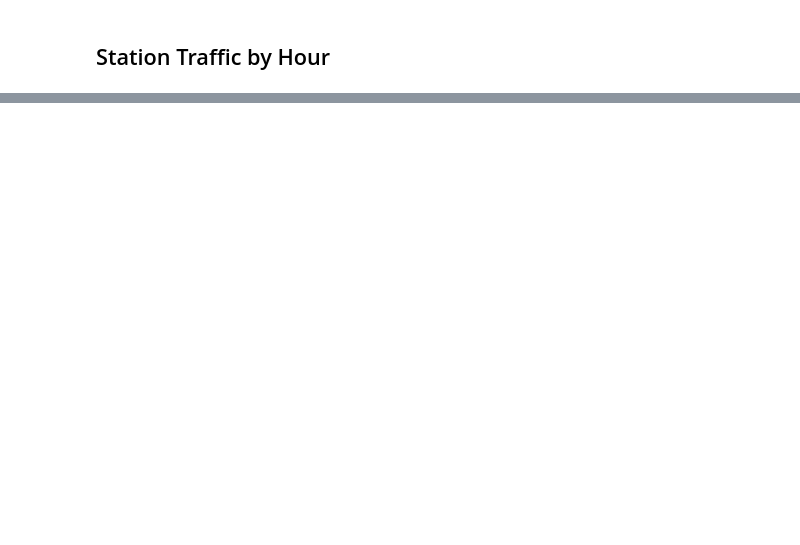
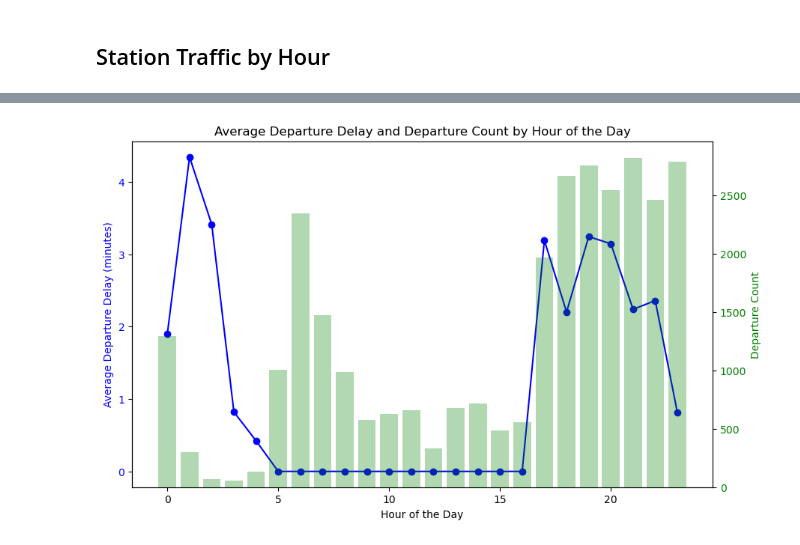
Before and after one commit to AndrewJarjis/FinalProject, a Jupyter notebook: FinalProject.ipynb, the cells around one changed output, grey strips where cells are left out. Saved outputs shown, nothing was run; the diff lists cells and outputs as text; code cells hidden in the pictures; blank space fills up the shorter version.

```diff
--- a/FinalProject.ipynb
+++ b/FinalProject.ipynb
@@ -592,0 +401,36 @@ merged_df.head(1000)
+# %%
+# Drop rows with missing or invalid delay values
+merged_df.dropna(subset=['departure_delay'], inplace=True)
+merged_df = merged_df[merged_df['departure_delay'] >= pd.Timedelta(0)]
+
+# Extract the hour of the day from 'working_time_arrival'
+merged_df['hour'] = merged_df['working_time_arrival'].dt.hour
+
+# Group by hour and count the number of departures for each hour
+hourly_departure_count = merged_df.groupby('hour').size()
+
+# Group by hour and calculate the mean departure delay in minutes for each hour
+hourly_average_delay = merged_df.groupby('hour')['departure_delay'].mean().dt.total_seconds() / 60
+
+# Create a figure and two axes
+fig, ax1 = plt.subplots(figsize=(10, 6))
+
+# Plot the average departure delay on the first y-axis
+ax1.plot(hourly_departure_count.index, hourly_average_delay, marker='o', linestyle='-', color='b')
+ax1.set_xlabel('Hour of the Day')
+ax1.set_ylabel('Average Departure Delay (minutes)', color='b')
+ax1.tick_params(axis='y', labelcolor='b')
+
+# Create a second y-axis for the departure count
+ax2 = ax1.twinx()
+ax2.bar(hourly_departure_count.index, hourly_departure_count, alpha=0.3, color='g')
+ax2.set_ylabel('Departure Count', color='g')
+ax2.tick_params(axis='y', labelcolor='g')
+
+# Set title
+plt.title('Average Departure Delay and Departure Count by Hour of the Day')
+
+# Show the plot
+plt.show()
+# %% [output]
+[figure, added]
```
Also changed, not shown: parts of 40 cells of this notebook, 3 other files.
